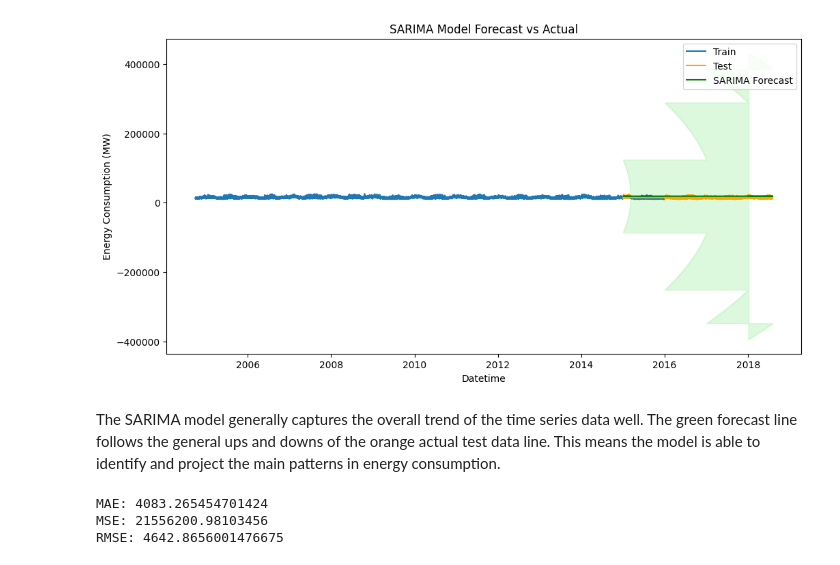
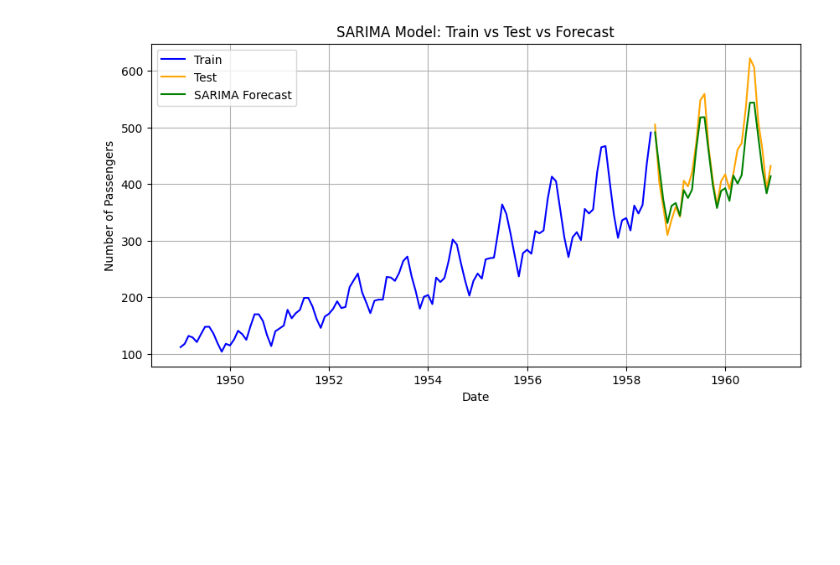
Before and after one commit to rahul-727/Predictive-Analytics, a Jupyter notebook: 2348544_Lab7_PL.ipynb, the cells around one changed output. Saved outputs shown, nothing was run; the diff lists cells and outputs as text; code cells hidden in the pictures; blank space fills up the shorter version.

```diff
--- a/2348544_Lab7_PL.ipynb
+++ b/2348544_Lab7_PL.ipynb
@@ -18,0 +15,5 @@ data.head()
+# %%
+# Load Dataset: Electricity Consumption in India
+url = "https://raw.githubusercontent.com/jbrownlee/Datasets/master/airline-passengers.csv"
+data = pd.read_csv(url, parse_dates=['Month'], index_col='Month')
+data.head(5)
@@ -23,3 +31,0 @@ Index(['Datetime', 'AEP_MW'], dtype='object')
-# %%
-data['Datetime'] = pd.to_datetime(data['Datetime'])
-data.set_index('Datetime', inplace=True)
@@ -72,0 +108,8 @@ sarima_fit = model.fit(disp=False)
+# %%
+# Clustering before Classification
+scaler = MinMaxScaler()
+data_scaled = scaler.fit_transform(data)
+
+# Perform clustering
+kmeans = KMeans(n_clusters=3, random_state=42)
+data['Cluster'] = kmeans.fit_predict(data_scaled)
@@ -73,37 +211,14 @@ sarima_fit = model.fit(disp=False)
 # %%
-# Forecast
-forecast_steps = len(test)
-forecast = sarima_fit.get_forecast(steps=forecast_steps)
-forecast_ci = forecast.conf_int()
-
-# Plotting the results
-plt.figure(figsize=(12, 6))
-plt.plot(train.index, train['AEP_MW'], label='Train')
-plt.plot(test.index, test['AEP_MW'], label='Test', color='orange')
-plt.plot(test.index, forecast.predicted_mean, label='SARIMA Forecast', color='green')
-plt.fill_between(test.index, forecast_ci.iloc[:, 0], forecast_ci.iloc[:, 1], color='lightgreen', alpha=0.3)
-plt.xlabel('Datetime')
-plt.ylabel('Energy Consumption (MW)')
-plt.title('SARIMA Model Forecast vs Actual')
+# Plot the Train, Test, and Forecasted values
+plt.figure(figsize=(10, 5))
+plt.plot(train.index, train['Passengers'], label='Train', color='blue')
+plt.plot(test.index, test['Passengers'], label='Test', color='orange')
+plt.plot(test.index, sarima_forecast, label='SARIMA Forecast', color='green')
+plt.title("SARIMA Model: Train vs Test vs Forecast")
+plt.xlabel("Date")
+plt.ylabel("Number of Passengers")
 plt.legend()
+plt.grid(True)
 plt.show()
 # %% [output]
-[figure, old version]
+[figure, new version]
-# %% [markdown]
- The SARIMA model generally captures the overall trend of the time series data well. The green forecast line follows the general ups and downs of the orange actual test data line. This means the model is able to identify and project the main patterns in energy consumption.
-# %%
-# Evaluation Metrics
-y_true = test['AEP_MW']
-y_pred = forecast.predicted_mean
-
-mae = mean_absolute_error(y_true, y_pred)
-mse = mean_squared_error(y_true, y_pred)
-rmse = mse ** 0.5
-
-print(f'MAE: {mae}')
-print(f'MSE: {mse}')
-print(f'RMSE: {rmse}')
-# %% [output]
-MAE: 4083.265454701424
-MSE: 21556200.98103456
-RMSE: 4642.8656001476675
```
Also changed, not shown: parts of 33 cells of this notebook.
